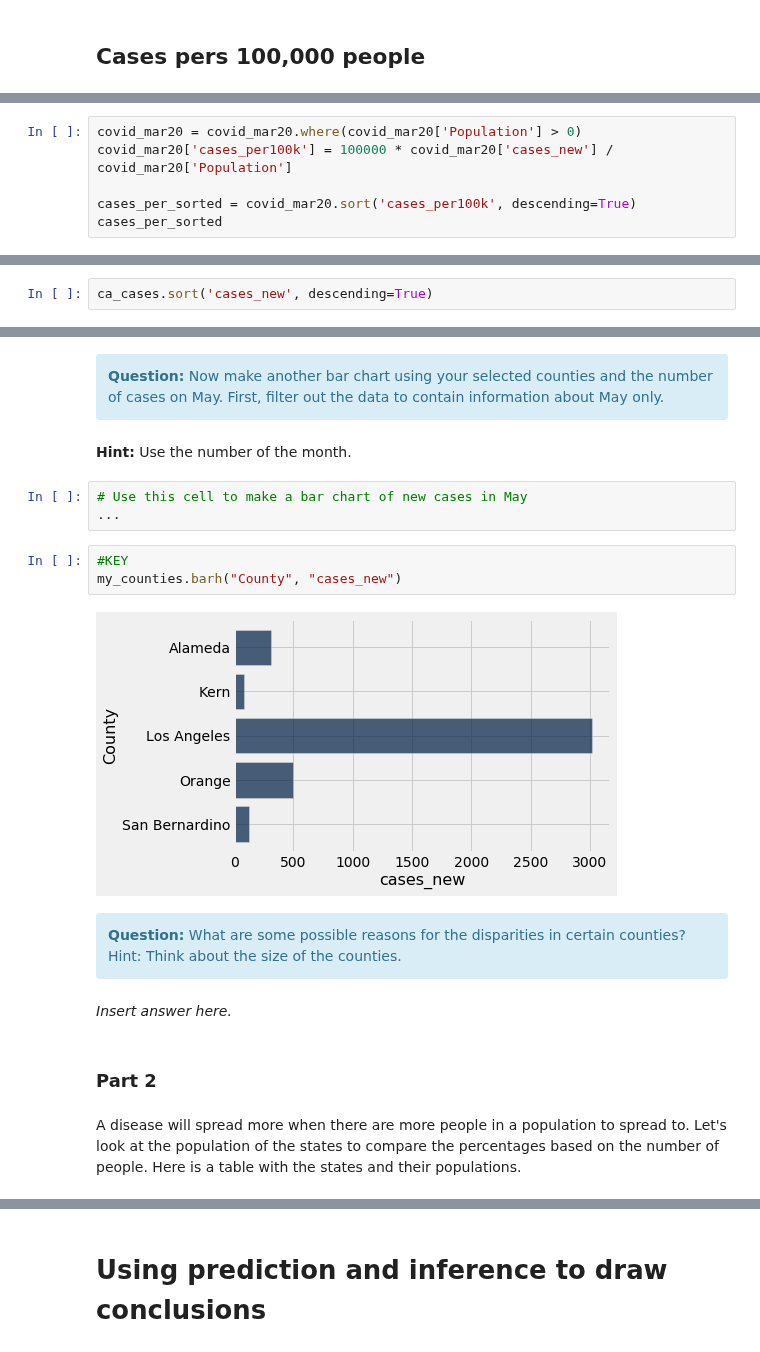
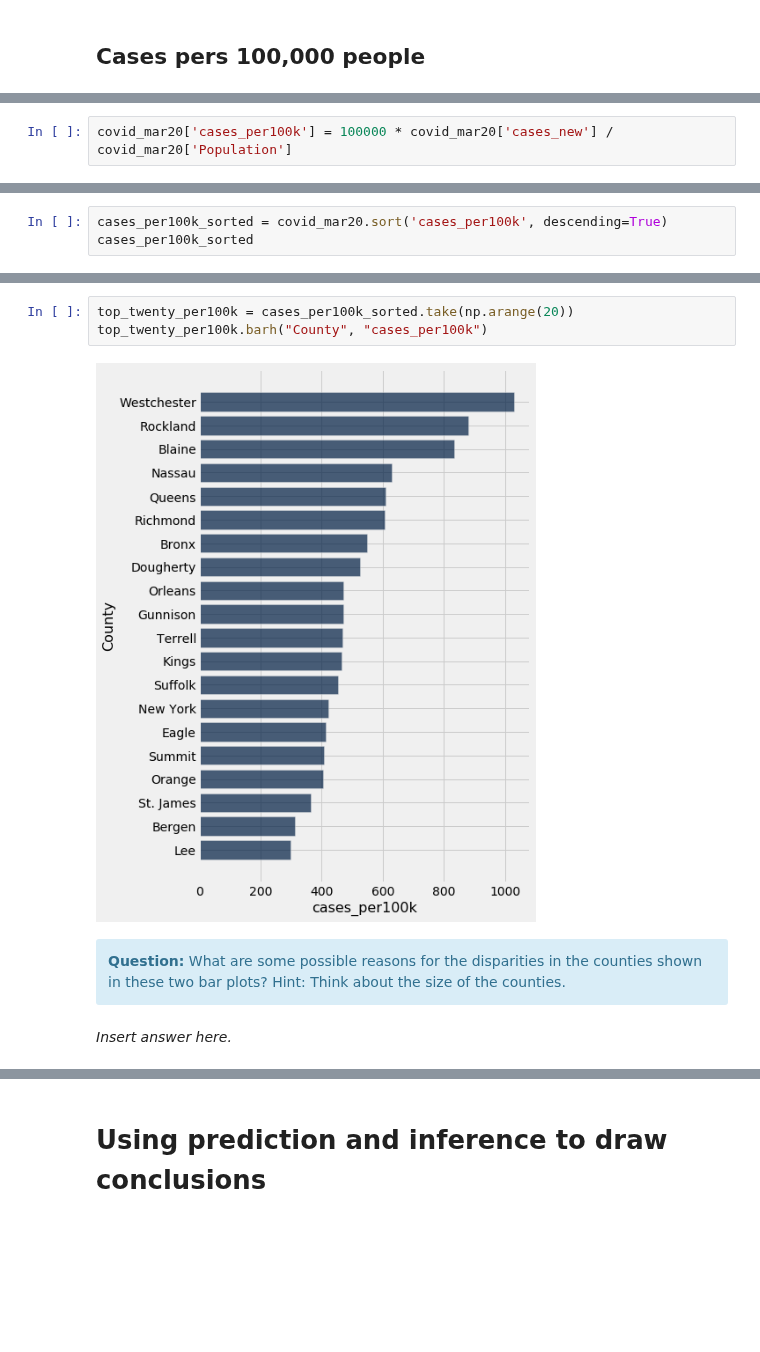
Before and after one commit to ds-modules/BUDS-SU21-Dev, a Jupyter notebook: Project_2/COVID/COVID.ipynb, the cells around one changed output, grey strips where cells are left out. Drawn from its saved outputs; the diff is of its cells as text; blank space fills up the shorter version.

Commit message:
fleshing out the EDA portion of the COVID project

```diff
--- a/Project_2/COVID/COVID.ipynb
+++ b/Project_2/COVID/COVID.ipynb
@@ -304,6 +335,2 @@ top_twenty.barh("County", "cases_new")
 # %%
-covid_mar20 = covid_mar20.where(covid_mar20['Population'] > 0)
 covid_mar20['cases_per100k'] = 100000 * covid_mar20['cases_new'] / covid_mar20['Population']
-
-cases_per_sorted = covid_mar20.sort('cases_per100k', descending=True)
-cases_per_sorted
@@ -347,4 +337,5 @@ ca_cases.show(10)
 # %%
-ca_cases.sort('cases_new', descending=True)
+cases_per100k_sorted = covid_mar20.sort('cases_per100k', descending=True)
+cases_per100k_sorted
 # %% [output]
 | FIPS | County | State | Date | cases | cases_new | Population | fatalities | fatalities_new | cases_per100k |
@@ -390,24 +353,11 @@ my_counties
-# %% [markdown]
-<div class="alert alert-info">
-<b>Question:</b> Now make another bar chart using your selected counties and the number of cases on May. First, filter out the data to contain information about May only.
-   </div>
-# %% [markdown]
-**Hint:** Use the number of the month.
-# %%
-# Use this cell to make a bar chart of new cases in May
-...
-# %%
-#KEY
-my_counties.barh("County", "cases_new")
-# %% [output]
-[figure, removed]
+# %%
+top_twenty_per100k = cases_per100k_sorted.take(np.arange(20))
+top_twenty_per100k.barh("County", "cases_per100k")
+# %% [output]
+[figure, added]
 # %% [markdown]
 <div class="alert alert-info">
-<b>Question:</b> What are some possible reasons for the disparities in certain counties? Hint: Think about the size of the counties.
+<b>Question:</b> What are some possible reasons for the disparities in the counties shown in these two bar plots? Hint: Think about the size of the counties.
    </div>
 # %% [markdown]
 *Insert answer here.*
-# %% [markdown]
-### Part 2
-# %% [markdown]
-A disease will spread more when there are more people in a population to spread to. Let's look at the population of the states to compare the percentages based on the number of people. Here is a table with the states and their populations.
```
Also changed, not shown: parts of 53 cells of this notebook.
